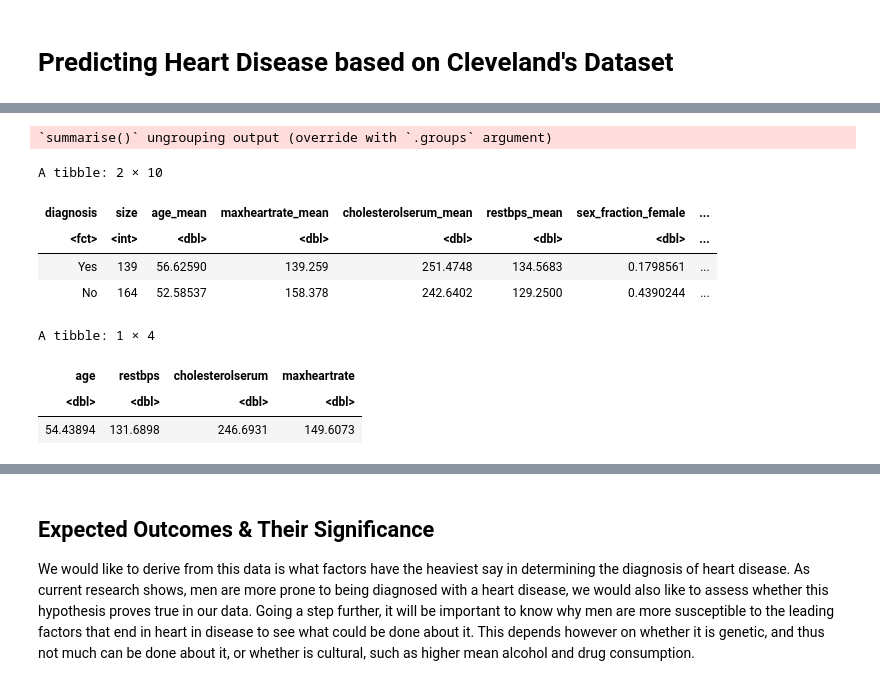
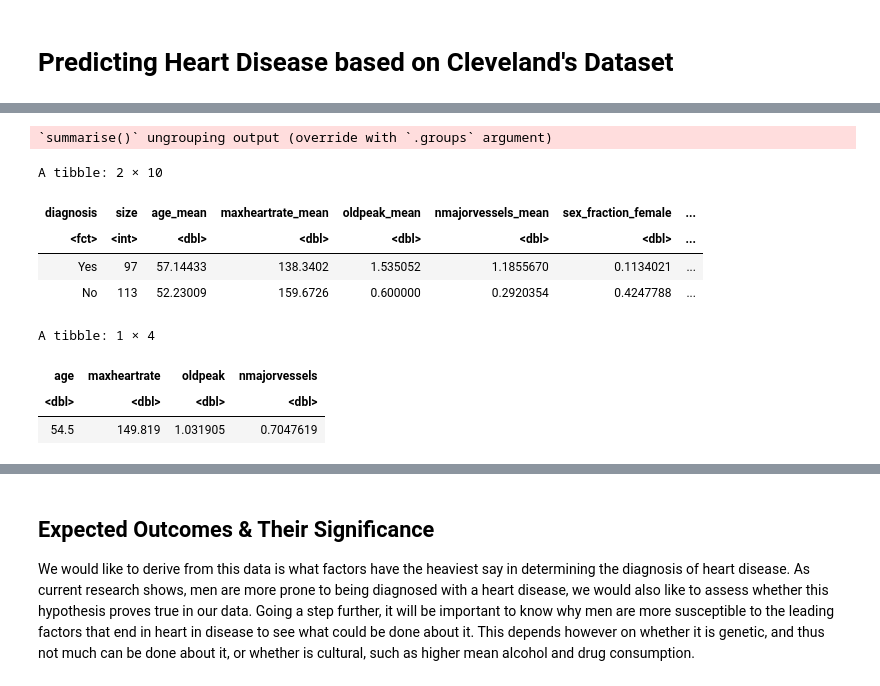
Before and after one commit to laurent-mt/dsci100project, a Jupyter notebook: code.ipynb, the cells around one changed output, grey strips where cells are left out. Saved outputs shown, nothing was run; the diff lists cells and outputs as text; code cells hidden in the pictures.

```diff
--- a/code.ipynb
+++ b/code.ipynb
@@ -38,9 +28,8 @@ heart <- read_csv("https://archive.ics.uci.edu/ml/machine-learning-databases/hea
                                 "slope", "nmajorvessels", "thalassemia",
                                 "diagnosis"))                               %>%
          mutate(diagnosis = as_factor(diagnosis))                           %>%
-         select(age, sex, restbps, cholesterolserum,
+         select(age, sex, oldpeak, nmajorvessels,
                 fastingbs, maxheartrate, diagnosis)
-
 head(heart)
 
 #Looking at how many missing values are in each variable:
@@ -78,0 +68,7 @@ A tibble: 6 × 7
+# %%
+#A closer look shows that nmajorvessels has 4 NA values that should be filtered.
+heart$nmajorvessels
+heart_filtered <- heart %>%
+filter(nmajorvessels != "?")
+
+head(heart_filtered)
@@ -79,15 +102,23 @@ A tibble: 6 × 7
 # %%
 # Since values other than 0 for diagnosis means presence of heart disease, 1-4
-# values are lumped into 1.Sex and diagnosis factors are also recoded to ease
+# values are lumped into 1. Sex and diagnosis are also recoded to ease
 # understanding of their values and converted into factors for graphing.
-
-heart_disease <- mutate(heart,
-                        diagnosis = fct_lump(diagnosis, other_level = "1")) %>%
+# Number of major vessels is converted into numeric.
+heart_disease <- heart_filtered %>%
+                 mutate(diagnosis = fct_lump(diagnosis, other_level = "1")) %>%
                  mutate(sex = recode_factor(sex, `1` = "Male",
                                                  `0` = "Female" ),
                         diagnosis = recode_factor(diagnosis, `1` = "Yes",
                                                              `0` = "No"),
                         fastingbs = recode_factor(fastingbs, `1` = "Over 120",
-                                                             `0` = "Under 120"))
-head(heart_disease)
+                                                             `0` = "Under 120")) %>%
+                 mutate(nmajorvessels = as.numeric(nmajorvessels))
+
+#Splitting the data.
+set.seed(11)
+heart_split <- initial_split(heart_disease, prop = 0.70, strata = diagnosis)
+heart_train <- training(heart_split)
+heart_test <- testing(heart_split)
+nrow(heart_train)
+nrow(heart_test)
 # %% [output]
@@ -103,33 +127,33 @@ A tibble: 6 × 7
 # %%
 #Looking at the means/ratio of each predictor for each type of diagnosis.
-group_summary <- heart_disease %>%
+group_summary <- heart_train %>%
   group_by(diagnosis) %>%
   summarize(size = n(),
             age_mean = mean(age),
             maxheartrate_mean = mean(maxheartrate),
-            cholesterolserum_mean = mean(cholesterolserum),
-            restbps_mean = mean(restbps),
+            oldpeak_mean = mean(oldpeak),
+            nmajorvessels_mean = mean(nmajorvessels),
             sex_fraction_female = sum(sex == "Female")/n(),
             sex_fraction_male = sum(sex == "Male")/n(),
 fastingbs_fraction_over_120 = sum(fastingbs == "Over 120")/n(),
 fastingbs_fraction_under_120 = sum(fastingbs == "Under 120")/n())
 group_summary
 # %% [output]
 `summarise()` ungrouping output (override with `.groups` argument)
 A tibble: 2 × 10
-| diagnosis | size | age_mean | maxheartrate_mean | cholesterolserum_mean | restbps_mean | sex_fraction_female | ... |
+| diagnosis | size | age_mean | maxheartrate_mean | oldpeak_mean | nmajorvessels_mean | sex_fraction_female | ... |
 | <fct> | <int> | <dbl> | <dbl> | <dbl> | <dbl> | <dbl> | ... |
-| Yes | 139 | 56.62590 | 139.259 | 251.4748 | 134.5683 | 0.1798561 | ... |
-| No | 164 | 52.58537 | 158.378 | 242.6402 | 129.2500 | 0.4390244 | ... |
+| Yes | 97 | 57.14433 | 138.3402 | 1.535052 | 1.1855670 | 0.1134021 | ... |
+| No | 113 | 52.23009 | 159.6726 | 0.600000 | 0.2920354 | 0.4247788 | ... |
 # %%
 #Looking at overall means for numeric predictors.
-heart_means <- heart_disease                                                %>%
-               select(age, restbps, cholesterolserum, maxheartrate)         %>%
+heart_means <- heart_train                                               %>%
+               select(age, maxheartrate, oldpeak, nmajorvessels)         %>%
                map_df(mean)
 heart_means
 # %% [output]
 A tibble: 1 × 4
-| age | restbps | cholesterolserum | maxheartrate |
+| age | maxheartrate | oldpeak | nmajorvessels |
 | <dbl> | <dbl> | <dbl> | <dbl> |
-| 54.43894 | 131.6898 | 246.6931 | 149.6073 |
+| 54.5 | 149.819 | 1.031905 | 0.7047619 |
 # %%
```
Also changed, not shown: parts of 8 cells of this notebook.
